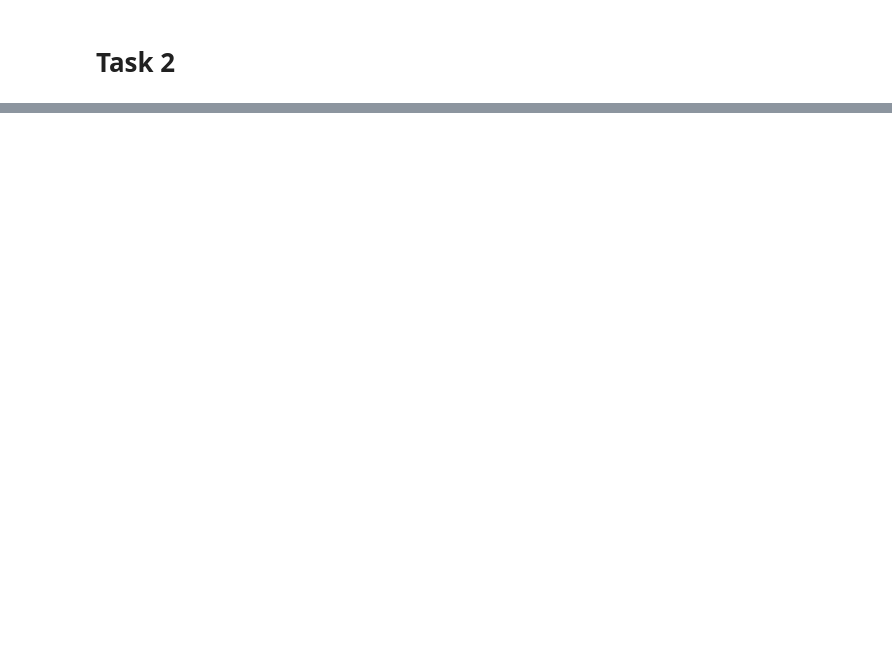
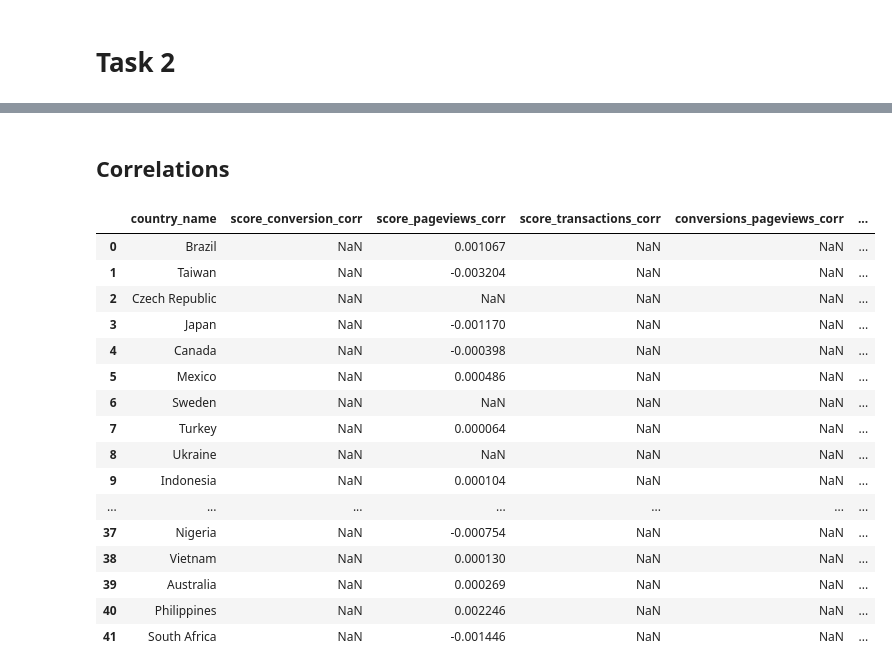
Before and after one commit to Mattis3858/datamodel_midterm_exam, a Jupyter notebook: midterm_exam.ipynb, the cells around one changed output, grey strips where cells are left out. Drawn from its saved outputs; the diff is of its cells as text; code cells hidden in the pictures; blank space fills up the shorter version.

```diff
--- a/midterm_exam.ipynb
+++ b/midterm_exam.ipynb
@@ -175,0 +244,57 @@ print("integrated_query completed.")
+# %% [markdown]
+## Correlations
+# %%
+# SQL query for extended Correlation Analysis
+query_correlation_analysis = f"""
+WITH Correlations AS (
+    SELECT
+        country_name,
+        CORR(score, conversions) AS score_conversion_corr,
+        CORR(score, pageviews) AS score_pageviews_corr,
+        CORR(score, transactions) AS score_transactions_corr,
+        CORR(conversions, pageviews) AS conversions_pageviews_corr,
+        CORR(conversions, transactions) AS conversions_transactions_corr,
+        CORR(pageviews, transactions) AS pageviews_transactions_corr
+    FROM
+        `{project_id}.{dataset_id}.integrated_ad_analysis`
+    GROUP BY
+        country_name
+)
+SELECT
+    country_name,
+    score_conversion_corr,
+    score_pageviews_corr,
+    score_transactions_corr,
+    conversions_pageviews_corr,
+    conversions_transactions_corr,
+    pageviews_transactions_corr
+FROM
+    Correlations;
+"""
+
+# Execute the query for correlation analysis
+query_job_correlation_analysis = bigquery_client.query(query_correlation_analysis)
+
+# Convert results to a Pandas DataFrame
+df_correlation_analysis = query_job_correlation_analysis.to_dataframe()
+
+# Display the results
+df_correlation_analysis
+# %% [output]
+|  | country_name | score_conversion_corr | score_pageviews_corr | score_transactions_corr | conversions_pageviews_corr | ... |
+| 0 | Brazil | NaN | 0.001067 | NaN | NaN | ... |
+| 1 | Taiwan | NaN | -0.003204 | NaN | NaN | ... |
+| 2 | Czech Republic | NaN | NaN | NaN | NaN | ... |
+| 3 | Japan | NaN | -0.001170 | NaN | NaN | ... |
+| 4 | Canada | NaN | -0.000398 | NaN | NaN | ... |
+| 5 | Mexico | NaN | 0.000486 | NaN | NaN | ... |
+| 6 | Sweden | NaN | NaN | NaN | NaN | ... |
+| 7 | Turkey | NaN | 0.000064 | NaN | NaN | ... |
+| 8 | Ukraine | NaN | NaN | NaN | NaN | ... |
+| 9 | Indonesia | NaN | 0.000104 | NaN | NaN | ... |
+| ... | ... | ... | ... | ... | ... | ... |
+| 37 | Nigeria | NaN | -0.000754 | NaN | NaN | ... |
+| 38 | Vietnam | NaN | 0.000130 | NaN | NaN | ... |
+| 39 | Australia | NaN | 0.000269 | NaN | NaN | ... |
+| 40 | Philippines | NaN | 0.002246 | NaN | NaN | ... |
+| 41 | South Africa | NaN | -0.001446 | NaN | NaN | ... |
```
Also changed, not shown: parts of 19 cells of this notebook.
